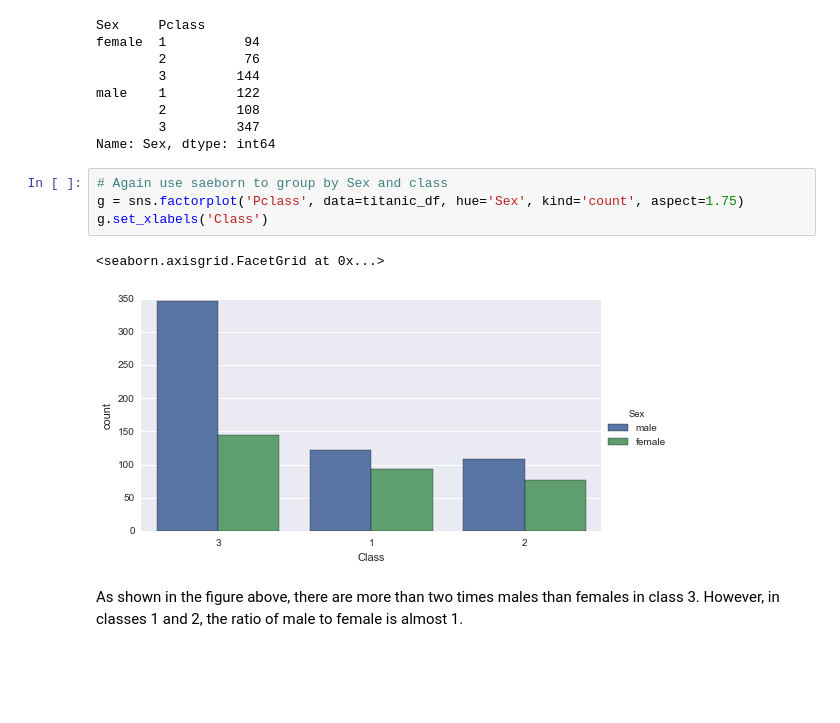
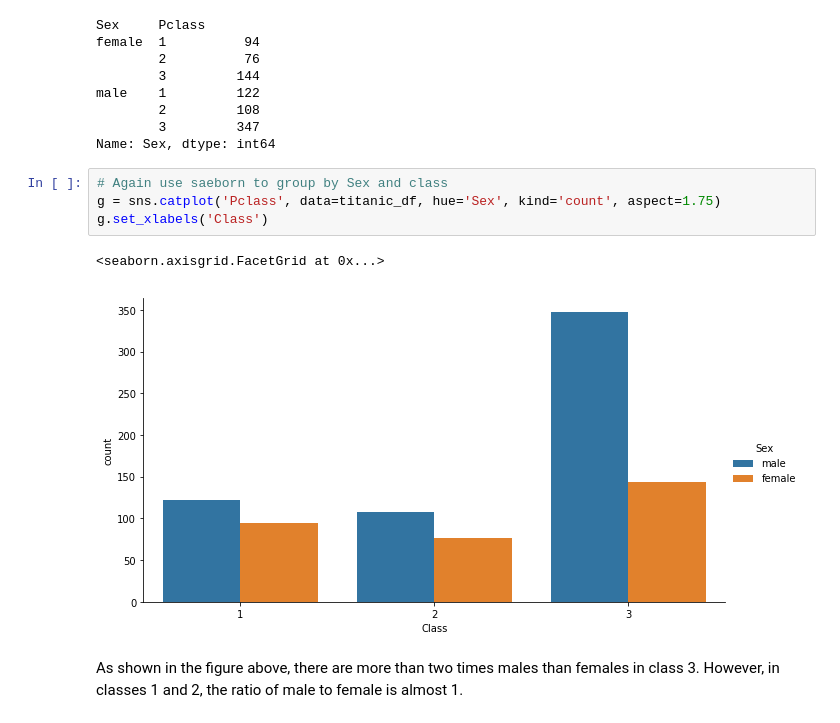
Before and after one commit to zeeshanhs/TitanicEDA, a Jupyter notebook: Titanic - Project.ipynb, the cells around one changed output. Cells and saved outputs as stored; diff of their text form; blank space fills up the shorter version.

```diff
--- a/Titanic - Project.ipynb
+++ b/Titanic - Project.ipynb
@@ -214,11 +206,11 @@ male    1         122
 Name: Sex, dtype: int64
 # %%
 # Again use saeborn to group by Sex and class
-g = sns.factorplot('Pclass', data=titanic_df, hue='Sex', kind='count', aspect=1.75)
+g = sns.catplot('Pclass', data=titanic_df, hue='Sex', kind='count', aspect=1.75)
 g.set_xlabels('Class')
 # %% [output]
 <seaborn.axisgrid.FacetGrid at 0x...>
-[figure, old version]
+[figure, new version]
 # %% [markdown]
 As shown in the figure above, there are more than two times males than females in class 3. However, in classes 1
 and 2, the ratio of male to female is almost 1.
```
Also changed, not shown: parts of 10 cells of this notebook.
